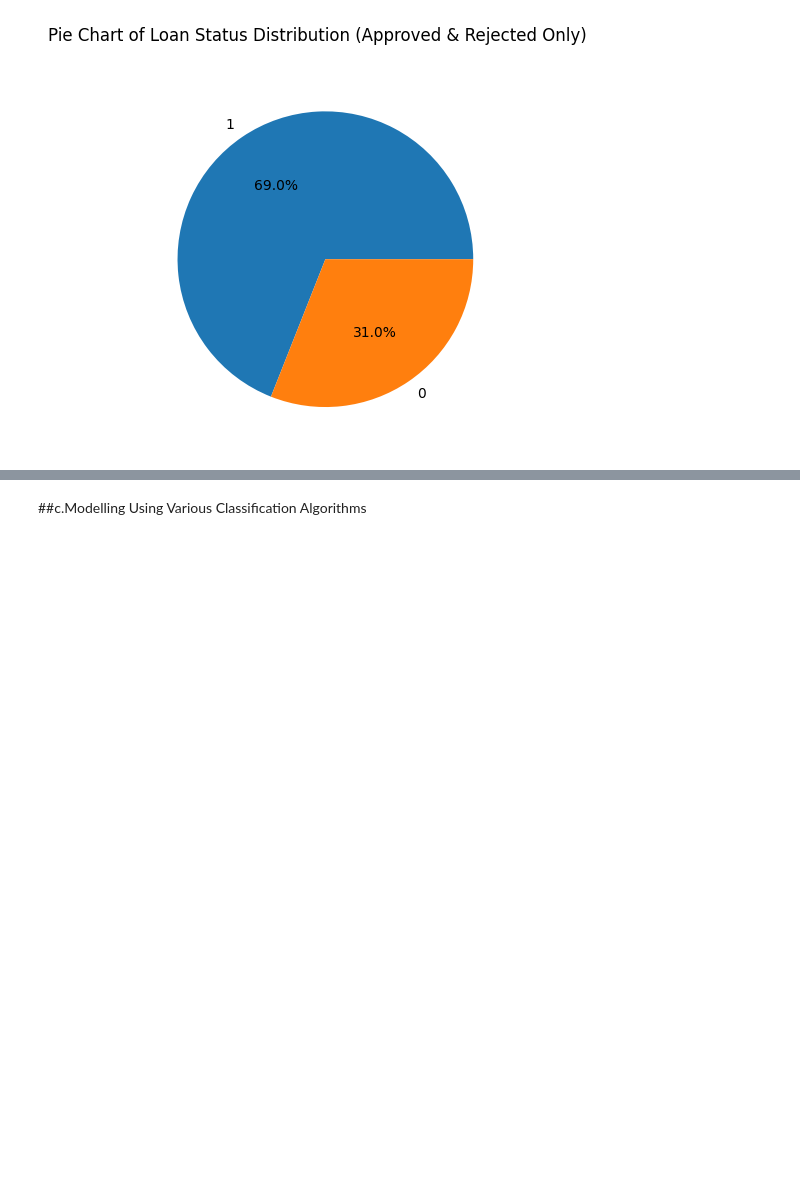
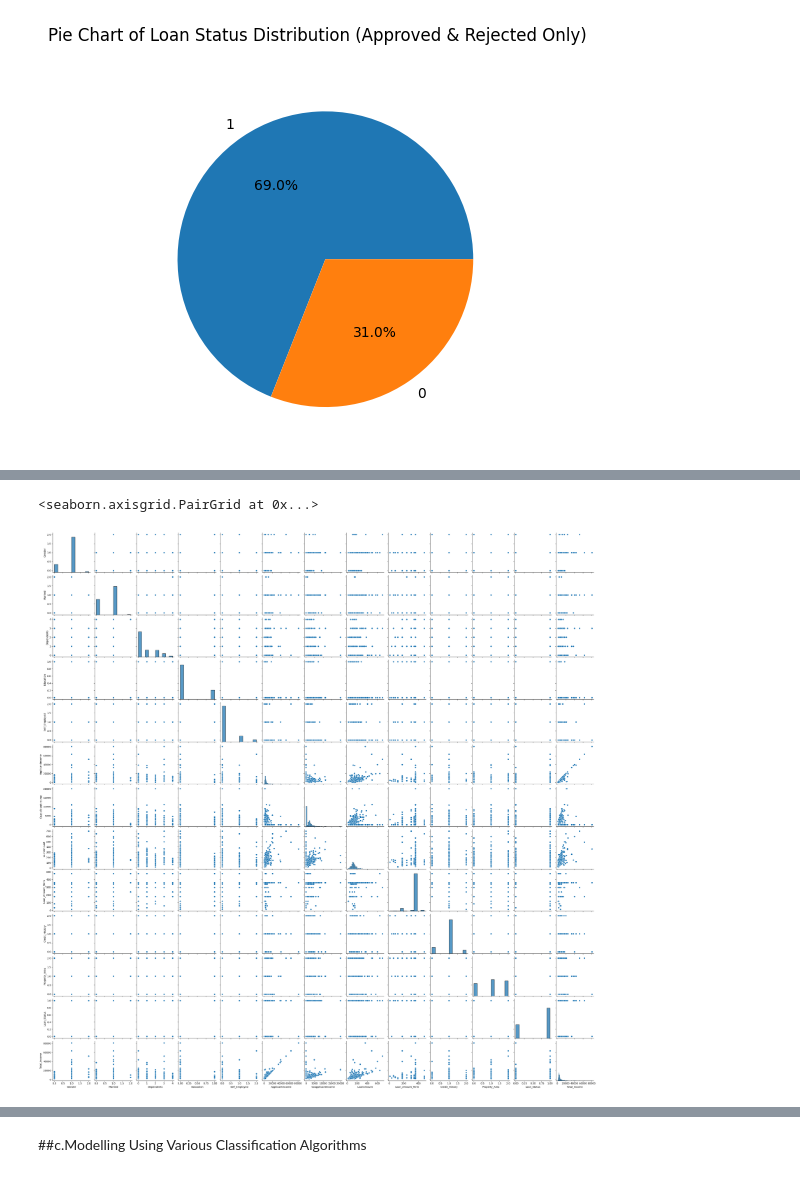
Before and after one commit to Git-Hub-Collaboration/MSC-Collaboration-V1, a Jupyter notebook: Datascience_Loan_Prediction.ipynb, the cells around one changed output, grey strips where cells are left out. Drawn from its saved outputs; the diff is of its cells as text; code cells hidden in the pictures; blank space fills up the shorter version.

```diff
--- a/Datascience_Loan_Prediction.ipynb
+++ b/Datascience_Loan_Prediction.ipynb
@@ -171,0 +231,5 @@ plt.show()
+# %%
+sns.pairplot(data)
+# %% [output]
+<seaborn.axisgrid.PairGrid at 0x...>
+[figure, added]
```
Also changed, not shown: parts of 35 cells of this notebook.
